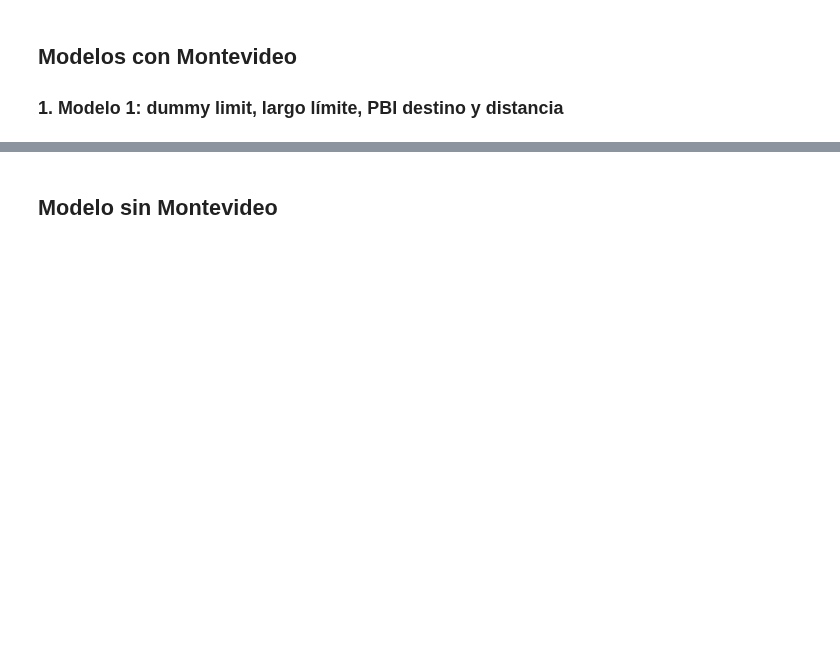
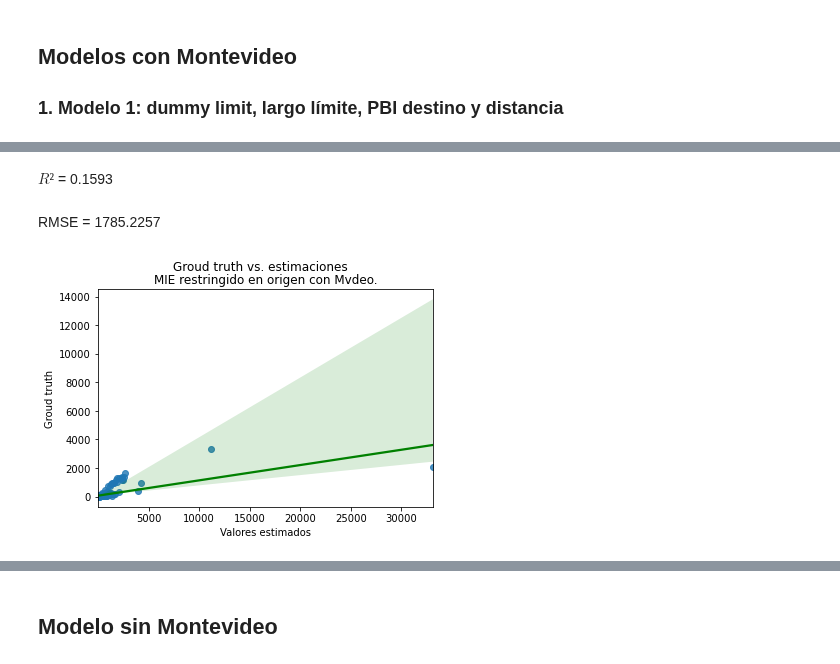
Before and after one commit to guillermodangelo/tesis, a Jupyter notebook: 07-MIE_departamentos_concreto.ipynb, the cells around one changed output, grey strips where cells are left out. Drawn from its saved outputs; the diff is of its cells as text; code cells hidden in the pictures; blank space fills up the shorter version.

```diff
--- a/07-MIE_departamentos_concreto.ipynb
+++ b/07-MIE_departamentos_concreto.ipynb
@@ -35,8 +37,8 @@ personas_mig ~ nom_depto_orig + dummy_limit
 """
 
 # entrena y ajusta el modelo
-family = sm.families.Poisson()
-prodSim = smf.glm(formula=formula, data=dd_deptos, family = family).fit()
+f = sm.families.Poisson()
+prodSim = smf.glm(formula=formula, data=dd_deptos, family=f).fit()
 
 # resultados
 prodSim.summary()
@@ -56,2 +72,16 @@ plt.ylabel('Groud truth')
+# %%
+actual_counts = dd_deptos.personas_mig
+predicted_counts = prodSim.predict()
+
+print_scores_simple(actual_counts, predicted_counts)
+
+title = 'Groud truth vs. estimaciones'
+subtitle = 'MIE restringido en origen con Mvdeo.'
+
+plot_gt(actual_counts, predicted_counts, title, subtitle)
+# %% [output]
+$R²$ = 0.1593
+RMSE = 1785.2257
+[figure, added]
 # %%
 prodSim.save("modelos/restringido_origen_mvo.pickle")
```
Also changed, not shown: parts of 9 cells of this notebook, 9 other files.
